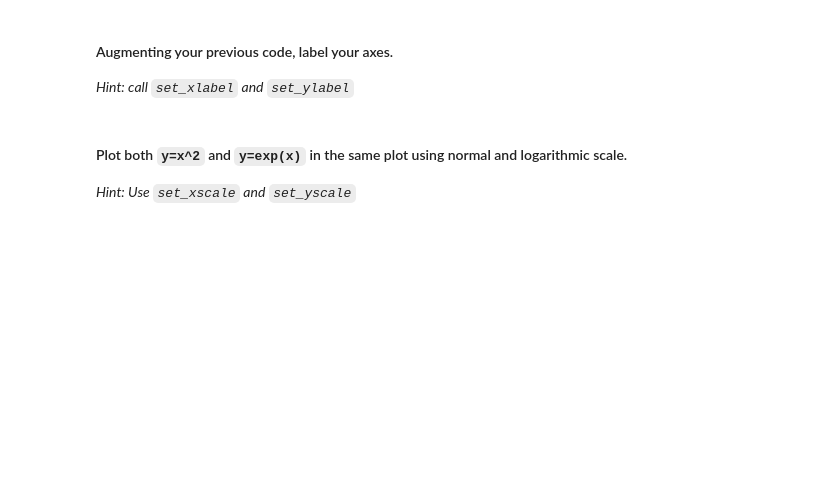
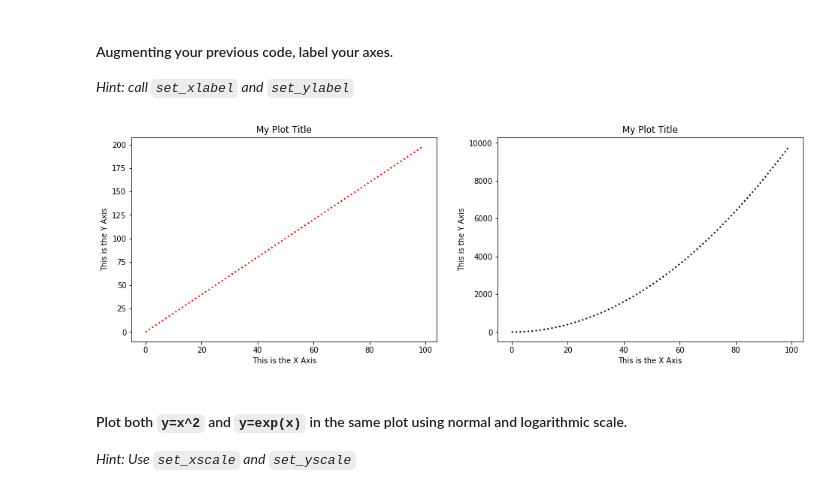
Before and after one commit to marinapm90/data-labs, a Jupyter notebook: module-2/lab-matplotlib-seaborn/your-code/challenge-1.ipynb, the cells around one changed output. Saved outputs shown, nothing was run; the diff lists cells and outputs as text; code cells hidden in the pictures; blank space fills up the shorter version.

```diff
--- a/module-2/lab-matplotlib-seaborn/your-code/challenge-1.ipynb
+++ b/module-2/lab-matplotlib-seaborn/your-code/challenge-1.ipynb
@@ -57,3 +63,21 @@ plt.plot(x,z);
+# %%
+# your code here
+
+plt.figure(figsize=(16,5))
+
+plt.subplot(1, 2, 1)
+plt.plot(x,y, color = 'red', linewidth = 2, linestyle = ':')
+plt.title("My Plot Title")
+plt.xlabel("This is the X Axis")
+plt.ylabel("This is the Y Axis");
+
+plt.subplot(1, 2, 2)
+plt.plot(x,z, color = 'black', linewidth = 2, linestyle = ':')
+plt.title("My Plot Title")
+plt.xlabel("This is the X Axis")
+plt.ylabel("This is the Y Axis");
+# %% [output]
+[figure, added]
 # %% [markdown]
 #### Plot both `y=x^2` and `y=exp(x)` in the same plot using normal and logarithmic scale.
 
```
Also changed, not shown: parts of 8 cells of this notebook.
